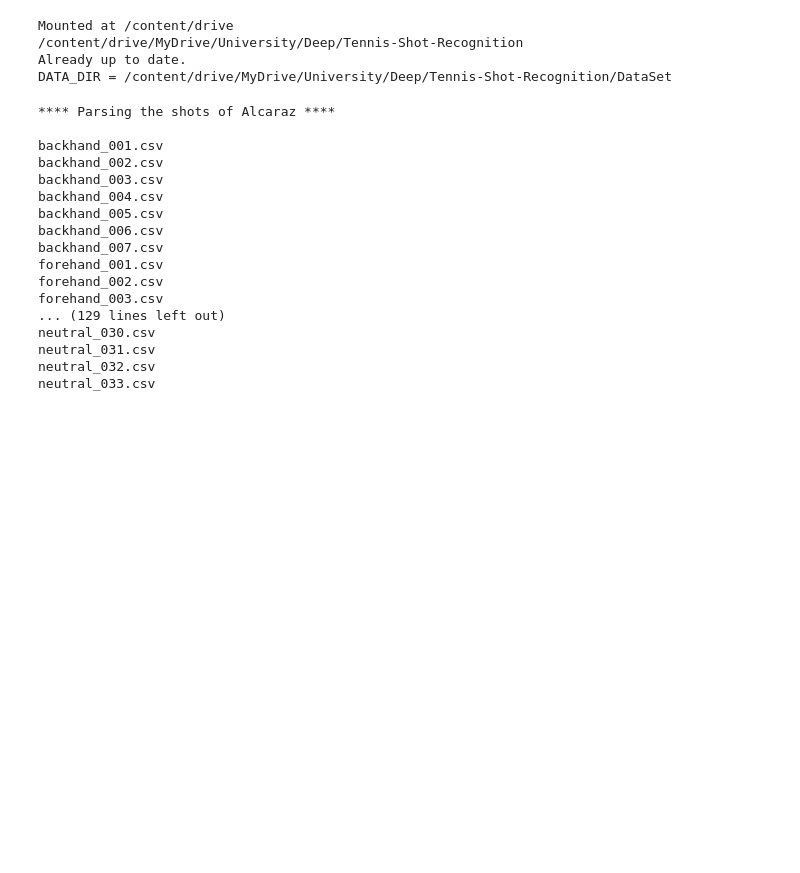
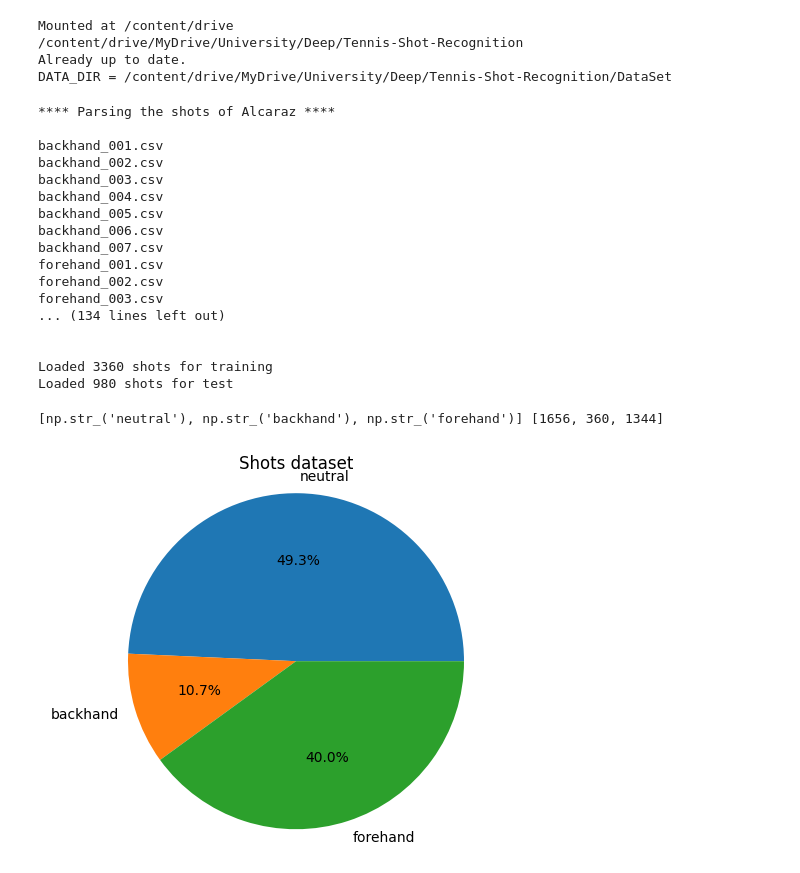
Before and after one commit to Svanzi/Tennis-Shoot-Recognition, a Jupyter notebook: Shot_Classification.ipynb, the cells around one changed output. Saved outputs shown, nothing was run; the diff lists cells and outputs as text; code cells hidden in the pictures; blank space fills up the shorter version.

```diff
--- a/Shot_Classification.ipynb
+++ b/Shot_Classification.ipynb
@@ -38,10 +39,37 @@ DATA_DIR = /content/drive/MyDrive/University/Deep/Tennis-Shot-Recognition/DataSe
 DATA_DIR = Path("/content/drive/MyDrive/University/Deep/Tennis-Shot-Recognition/DataSet")
 players = sorted([p for p in DATA_DIR.iterdir() if p.is_dir()])
 
+X=[]
+Y=[]
+x_test=[]
+y_test=[]
+
 for player in tqdm(players, desc="Players", leave=False):
     print(f"\n**** Parsing the shots of {player.name} ****\n")
-    for csvp in sorted(player.glob("*.csv")):
-        print(csvp.name)
+    for shot_csv in sorted(player.glob("*.csv")):
+        print(shot_csv.name)
+        data = pd.read_csv(shot_csv)
+
+        data_train = data[:int(0.8*len(data))]
+        data_test = data[int(0.8*len(data)):]
+
+        features_train = list(data_train.loc[:, data.columns != 'shot'].to_numpy())
+        features_test = list(data_test.loc[:, data.columns != 'shot'].to_numpy())
+
+        X.extend(features_train)
+        Y.extend(data_train["shot"].to_numpy().flatten())
+
+        x_test.extend(features_test)
+        y_test.extend(data_test["shot"].to_numpy().flatten())
+
+X = np.stack(X, axis=0)
+X = np.array(X)
+Y = np.array(Y)
+y_test = np.array(y_test)
+
+print("\n\n")
+print(f"Loaded {len(Y)} shots for training")
+print(f"Loaded {len(y_test)} shots for test")
 # %% [output]
 **** Parsing the shots of Alcaraz ****
 
@@ -55,8 +83,23 @@ backhand_007.csv
 forehand_001.csv
 forehand_002.csv
 forehand_003.csv
-... (129 lines left out)
-neutral_030.csv
-neutral_031.csv
-neutral_032.csv
-neutral_033.csv
+... (134 lines left out)
+
+
+Loaded 3360 shots for training
+Loaded 980 shots for test
+# %%
+shots = list(set(Y))
+occurences = [np.count_nonzero(Y == shot) for shot in shots]
+#print(shots, occurences)
+
+fig, ax = plt.subplots()
+ax.pie(occurences, labels=shots, autopct='%1.1f%%')
+ax.axis('equal')  # Equal aspect ratio ensures the pie chart is circular.
+ax.set_title('Shots dataset')
+
+
+plt.show()
+# %% [output]
+[np.str_('neutral'), np.str_('backhand'), np.str_('forehand')] [1656, 360, 1344]
+[figure, added]
```
Also changed, not shown: parts of 1 cell of this notebook.
